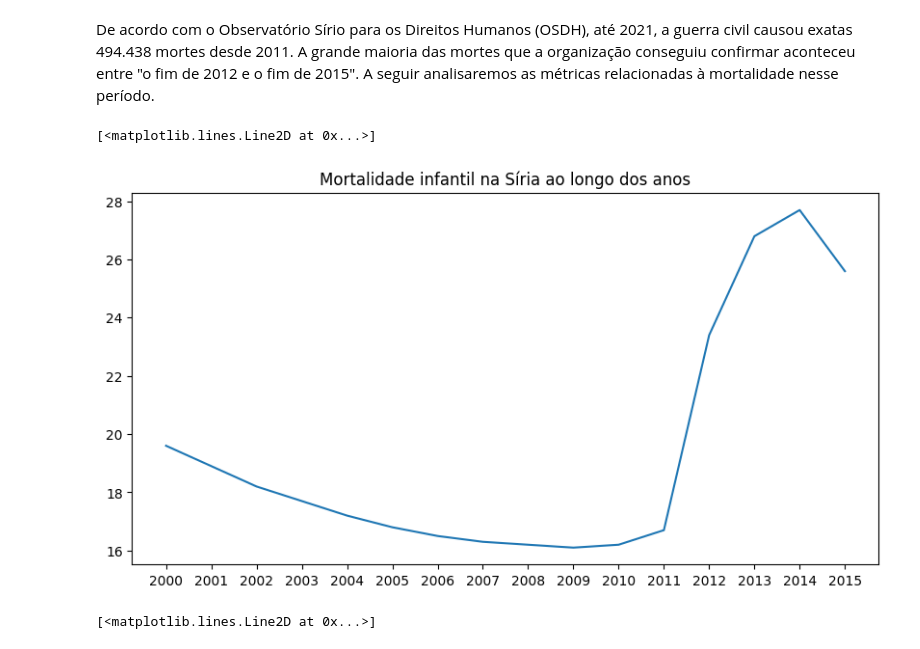
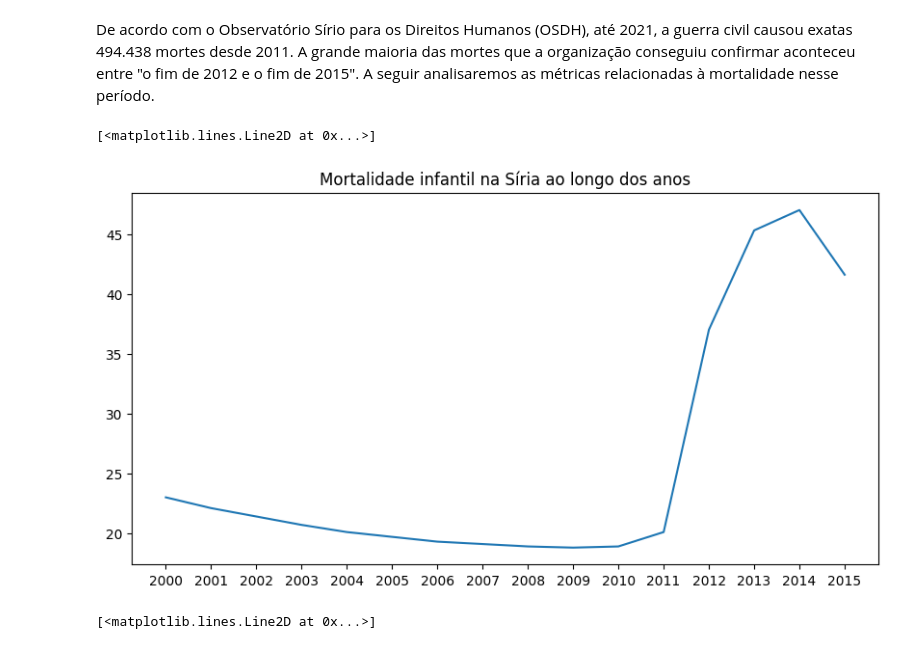
Before and after one commit to carolinabrandao/ICDProjetoFinal, a Jupyter notebook: EDA.ipynb, the cells around one changed output. Drawn from its saved outputs; the diff is of its cells as text; code cells hidden in the pictures.

```diff
--- a/EDA.ipynb
+++ b/EDA.ipynb
@@ -375,13 +413,13 @@ De acordo com o Observatório Sírio para os Direitos Humanos (OSDH), até 2021,
 # %%
 #mortalidade infantil ao longo dos anos
 
 plt.figure(figsize=(10, 5))
 plt.xticks(np.arange(2000, 2016, 1.0))
 plt.title('Mortalidade infantil na Síria ao longo dos anos')
-plt.plot(syria['year'], syria['infant_deaths'])
+plt.plot(syria['year'], syria['under_five_deaths'])
 # %% [output]
 [<matplotlib.lines.Line2D at 0x...>]
-[figure, old version]
+[figure, new version]
 # %%
 #mortalidade adulta ao longo dos anos
 plt.figure(figsize=(10, 5))
```
Also changed, not shown: parts of 14 cells of this notebook.
